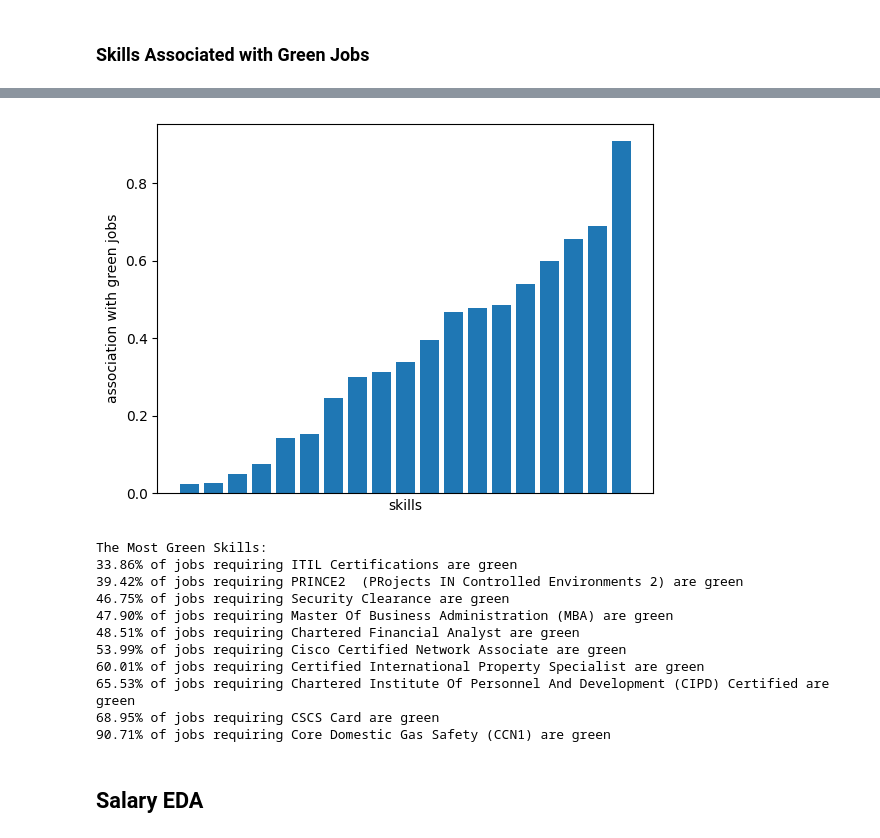
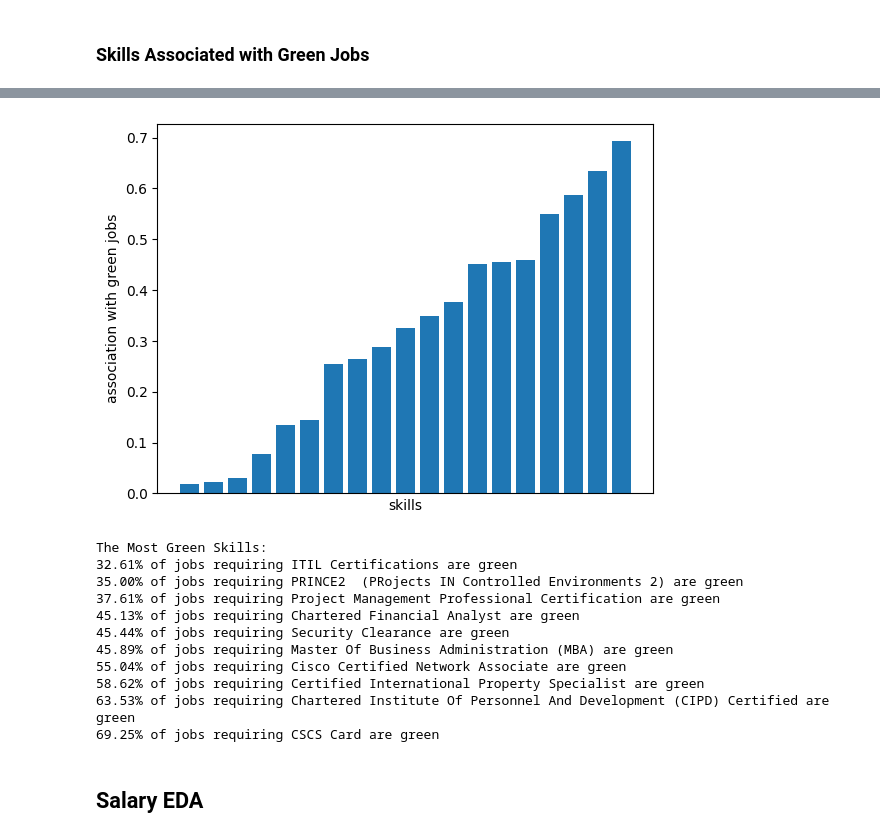
Before and after one commit to matthewbbone/datathonPP, a Jupyter notebook: Green EDA.ipynb, the cells around one changed output, grey strips where cells are left out. Saved outputs shown, nothing was run; the diff lists cells and outputs as text; code cells hidden in the pictures.

```diff
--- a/Green EDA.ipynb
+++ b/Green EDA.ipynb
@@ -10,7 +10,7 @@ from dateutil import parser
 # %% [markdown]
 ## Prelminary Cleaning
 # %%
-main_df = pd.read_csv('main.csv')
+main_df = pd.read_csv('main_sample.csv')
 # %%
 industry_map = {
     'Manufacture of fabricated metal products, except machinery and equipment': 'fab_metal_manuf',
@@ -284,4 +224,6 @@ def green_skills(type, min):
 
         for i in range((len(list1) - 10),len(list1)):
                 print(f'{list1[i]:.2%} of jobs requiring {list2[i]} are green')
+
+        return pd.DataFrame({'skill': list2, 'ratio': list1})
 # %%
@@ -332,18 +274,18 @@ The Most Green Skills:
 # %%
-green_skills('CERTIFICATIONS_NAME', round(len(main_df) / 1000))
+certification_df = green_skills('CERTIFICATIONS_NAME', round(len(main_df) / 1000))
 # %% [output]
-[figure, old version]
+[figure, new version]
 The Most Green Skills:
-33.86% of jobs requiring ITIL Certifications are green
-39.42% of jobs requiring PRINCE2  (PRojects IN Controlled Environments 2) are green
-46.75% of jobs requiring Security Clearance are green
-47.90% of jobs requiring Master Of Business Administration (MBA) are green
-48.51% of jobs requiring Chartered Financial Analyst are green
-53.99% of jobs requiring Cisco Certified Network Associate are green
-60.01% of jobs requiring Certified International Property Specialist are green
-65.53% of jobs requiring Chartered Institute Of Personnel And Development (CIPD) Certified are green
-68.95% of jobs requiring CSCS Card are green
-90.71% of jobs requiring Core Domestic Gas Safety (CCN1) are green
+32.61% of jobs requiring ITIL Certifications are green
+35.00% of jobs requiring PRINCE2  (PRojects IN Controlled Environments 2) are green
+37.61% of jobs requiring Project Management Professional Certification are green
+45.13% of jobs requiring Chartered Financial Analyst are green
+45.44% of jobs requiring Security Clearance are green
+45.89% of jobs requiring Master Of Business Administration (MBA) are green
+55.04% of jobs requiring Cisco Certified Network Associate are green
+58.62% of jobs requiring Certified International Property Specialist are green
+63.53% of jobs requiring Chartered Institute Of Personnel And Development (CIPD) Certified are green
+69.25% of jobs requiring CSCS Card are green
 # %% [markdown]
 ## Salary EDA
 # %%
```
Also changed, not shown: parts of 35 cells of this notebook, 1 other file.
